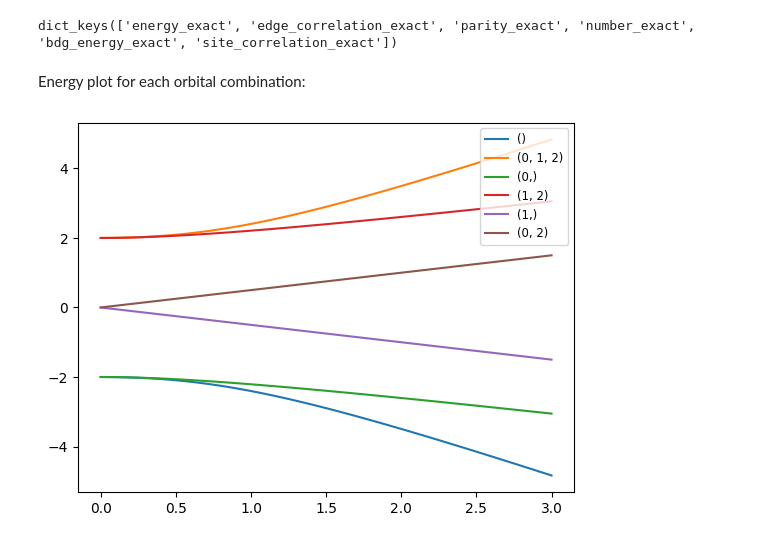
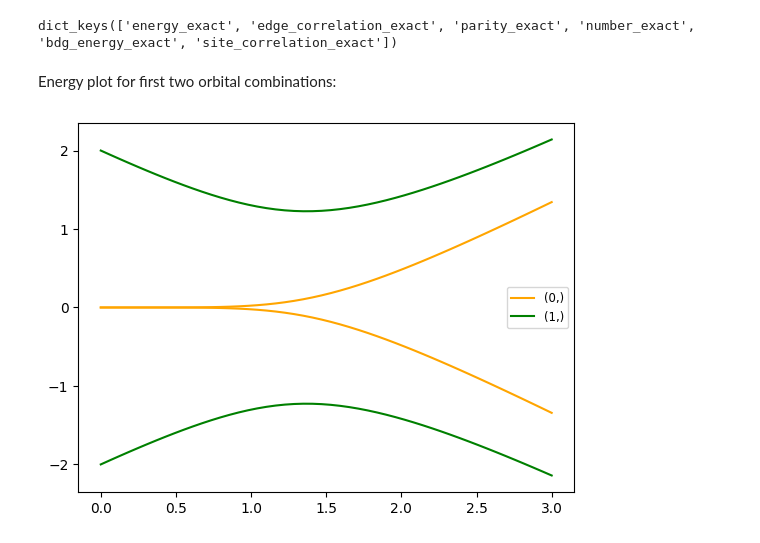
Before and after one commit to Quantum-Solutions-Launchpad/Quantum-Bench-Phase, a Jupyter notebook: initial_experiment.ipynb, the cells around one changed output. Saved outputs shown, nothing was run; the diff lists cells and outputs as text; code cells hidden in the pictures.

Commit message:
Reproduced BDG energy and site correlation plots from paper

```diff
--- a/initial_experiment.ipynb
+++ b/initial_experiment.ipynb
@@ -119,10 +118,10 @@ def _all_real_rz_gates(circuit: QuantumCircuit, rtol=1e-5, atol=1e-8) -> bool:
 # %% [markdown]
 Parameters:
 # %%
-n_modes = 3
+n_modes = 7
 tunneling_values = [-1.0]
 superconducting_values = [1.0]
-chemical_potential_values = list(np.linspace(0.0, 3.0, num=5))
+chemical_potential_values = list(np.linspace(0.0, 3.0, num=50))
 occupied_orbitals_list = list(orbital_combinations(n_modes, threshold=2))
 # %% [markdown]
 Circuit generation:
@@ -606,14 +605,20 @@ def compute_fidelity_witness(
 # %% [markdown]
 Creation of ideal data:
 # %%
+n_modes = 6
+tunneling = -1.0
+superconducting = 1.0
+chemical_potential_values = list(np.linspace(0.0, 3.0, num=50))
+occupied_orbitals_list = list(orbital_combinations(n_modes, threshold=2))
+
 start = chemical_potential_values[0]
 if start == 0:
     start = 1e-8
-chemical_potential_values = np.linspace(
+'''chemical_potential_values = np.linspace(
     start,
     chemical_potential_values[-1],
     num=50,
-)
+)'''
 
 edge_correlation = edge_correlation_op(n_modes)
 energy_exact = defaultdict(list)  # dict[tuple[int, ...], list[float]]
@@ -644,7 +649,7 @@ for chemical_potential in chemical_potential_values:
         occupation[list(occupied_orbitals)] = 1.0
         corr_diag = np.diag(np.concatenate([occupation, 1 - occupation]))
         corr_exact = (
-            full_transformation_matrix.T.conj()
+            full_transformation_matrix.T.copy().conj()
             @ corr_diag
             @ full_transformation_matrix
         )
@@ -714,7 +719,7 @@ for chemical_potential in chemical_potential_values:
         occupation[list(occupied_orbitals)] = 1.0
         corr_diag = np.diag(np.concatenate([occupation, 1 - occupation]))
         corr_exact = (
-            full_transformation_matrix.T.conj()
+            full_transformation_matrix.T.copy().conj()
             @ corr_diag
             @ full_transformation_matrix
         )
@@ -735,12 +740,14 @@ data.keys()
 # %% [output]
 dict_keys(['energy_exact', 'edge_correlation_exact', 'parity_exact', 'number_exact', 'bdg_energy_exact', 'site_correlation_exact'])
 # %% [markdown]
-Energy plot for each orbital combination:
+Energy plot for first two orbital combinations:
 # %%
-for val in data['energy_exact']:
-    plt.plot(chemical_potential_values, data['energy_exact'][val][0], label=str(val))
+color = ['orange', 'green']
+for val in [(0,), (1,)]:
+    plt.plot(chemical_potential_values, data['bdg_energy_exact'][0][val], color=color[val[0]], label=str(val))
+    plt.plot(chemical_potential_values, -data['bdg_energy_exact'][0][val], color=color[val[0]])
 
 plt.legend(fontsize='small')
 plt.show()
 # %% [output]
-[figure, old version]
+[figure, new version]
```
Also changed, not shown: parts of 4 cells of this notebook.
